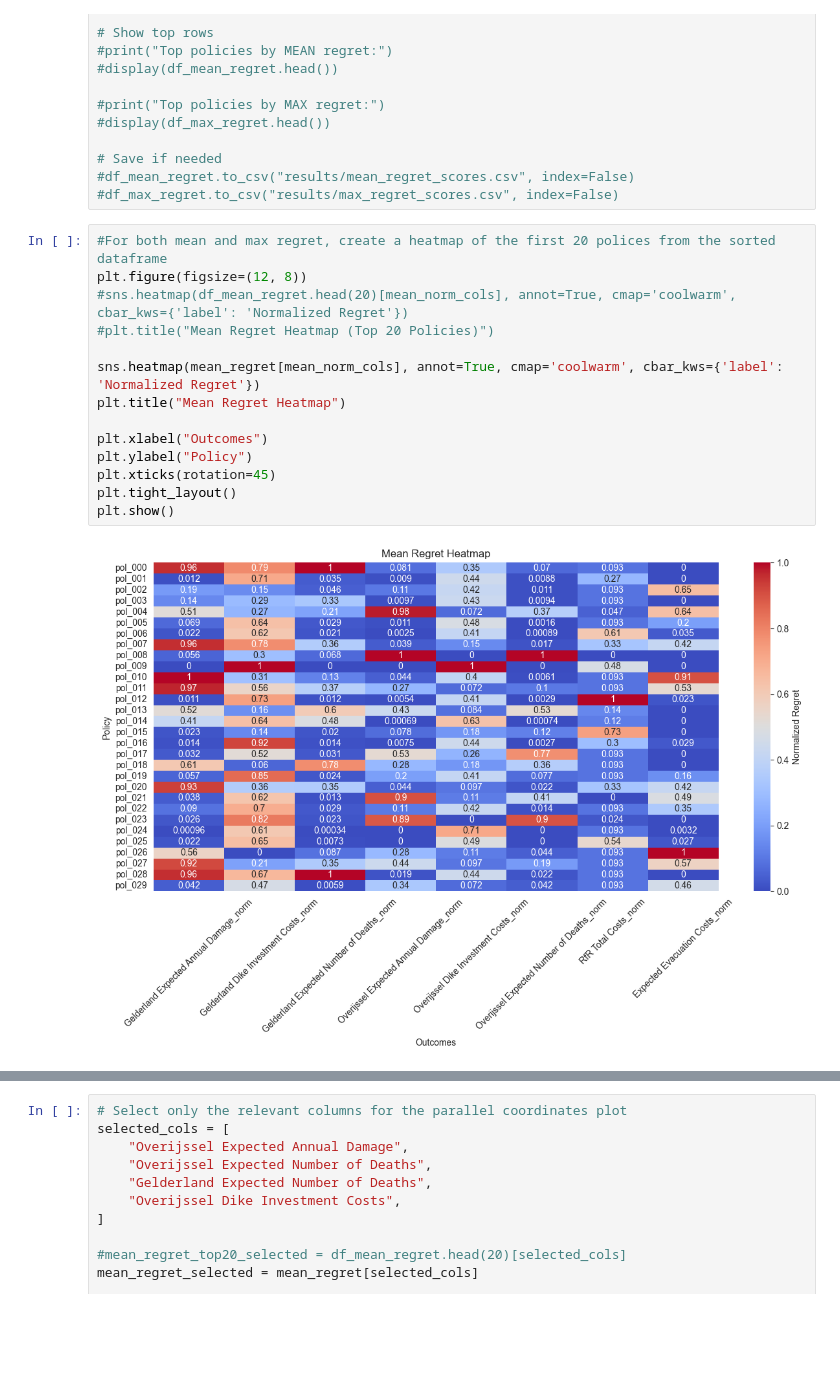
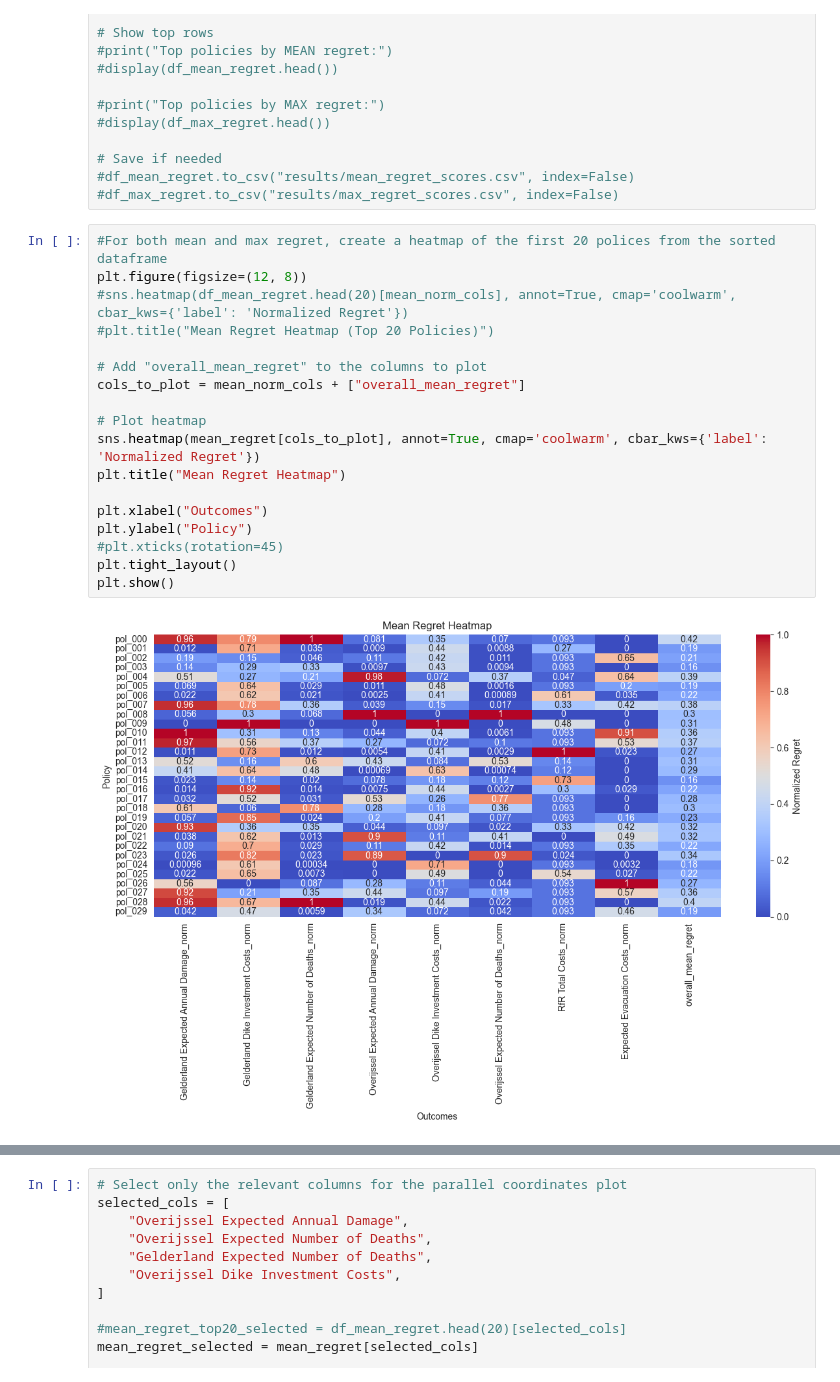
Before and after one commit to juliarozenberg/MBDM, a Jupyter notebook: final assignment/Robustness_Analysis.ipynb, the cells around one changed output, grey strips where cells are left out. Saved outputs shown, nothing was run; the diff lists cells and outputs as text; blank space fills up the shorter version.

Commit message:
Update regret insights
- added overall mean regret in heatmap
- added a heatmap with the mean and max regret on the casualties of a specified set of policies, in order to do comparisation

```diff
--- a/final assignment/Robustness_Analysis.ipynb
+++ b/final assignment/Robustness_Analysis.ipynb
@@ -101,19 +102,23 @@ mean_regret.head()
 # %%
 #For both mean and max regret, create a heatmap of the first 20 polices from the sorted dataframe
 plt.figure(figsize=(12, 8))
 #sns.heatmap(df_mean_regret.head(20)[mean_norm_cols], annot=True, cmap='coolwarm', cbar_kws={'label': 'Normalized Regret'})
 #plt.title("Mean Regret Heatmap (Top 20 Policies)")
 
-sns.heatmap(mean_regret[mean_norm_cols], annot=True, cmap='coolwarm', cbar_kws={'label': 'Normalized Regret'})
+# Add "overall_mean_regret" to the columns to plot
+cols_to_plot = mean_norm_cols + ["overall_mean_regret"]
+
+# Plot heatmap
+sns.heatmap(mean_regret[cols_to_plot], annot=True, cmap='coolwarm', cbar_kws={'label': 'Normalized Regret'})
 plt.title("Mean Regret Heatmap")
 
 plt.xlabel("Outcomes")
 plt.ylabel("Policy")
-plt.xticks(rotation=45)
+#plt.xticks(rotation=45)
 plt.tight_layout()
 plt.show()
 # %% [output]
-[figure, old version]
+[figure, new version]
 # %%
 plt.figure(figsize=(12, 8))
 #sns.heatmap(df_max_regret.head(20)[max_norm_cols], annot=True, cmap='coolwarm', cbar_kws={'label': 'Normalized Regret'})
```
Also changed, not shown: parts of 3 cells of this notebook.
